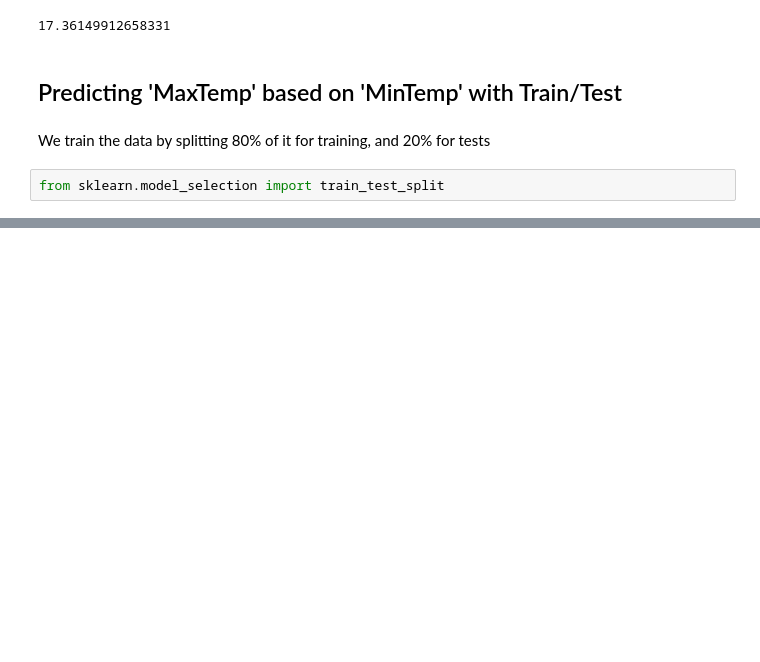
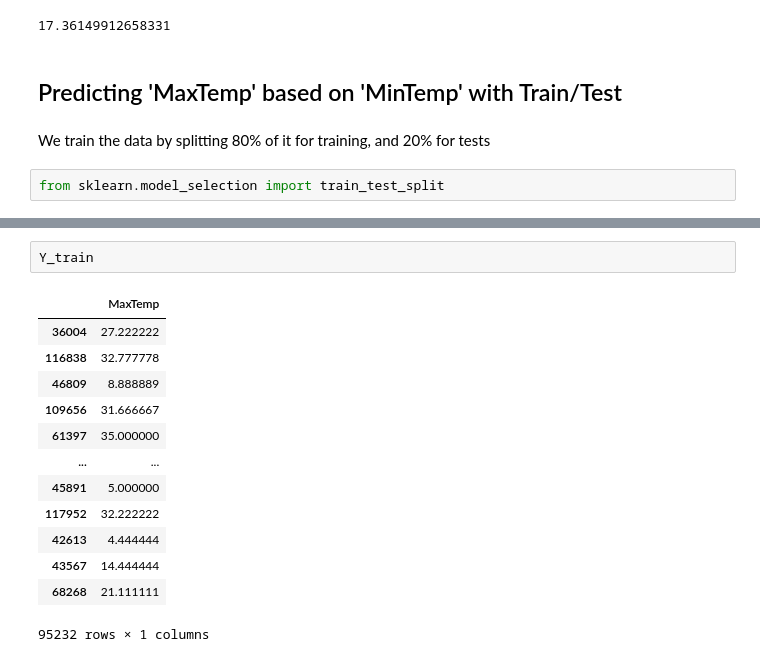
Before and after one commit to chikoungoun/IBM-Courses, a Jupyter notebook: xSklearn/Aerial Bombing - Toward Datascience.ipynb, the cells around one changed output, grey strips where cells are left out. Drawn from its saved outputs; the diff is of its cells as text; blank space fills up the shorter version.

```diff
--- a/xSklearn/Aerial Bombing - Toward Datascience.ipynb
+++ b/xSklearn/Aerial Bombing - Toward Datascience.ipynb
@@ -159,0 +176,16 @@ X_train, Y_test, Y_train,Y_test = train_test_split(X,Y,test_size=0.2,random_stat
+# %%
+Y_train
+# %% [output]
+|  | MaxTemp |
+| 36004 | 27.222222 |
+| 116838 | 32.777778 |
+| 46809 | 8.888889 |
+| 109656 | 31.666667 |
+| 61397 | 35.000000 |
+| ... | ... |
+| 45891 | 5.000000 |
+| 117952 | 32.222222 |
+| 42613 | 4.444444 |
+| 43567 | 14.444444 |
+| 68268 | 21.111111 |
+95232 rows × 1 columns
```
Also changed, not shown: parts of 15 cells of this notebook.
